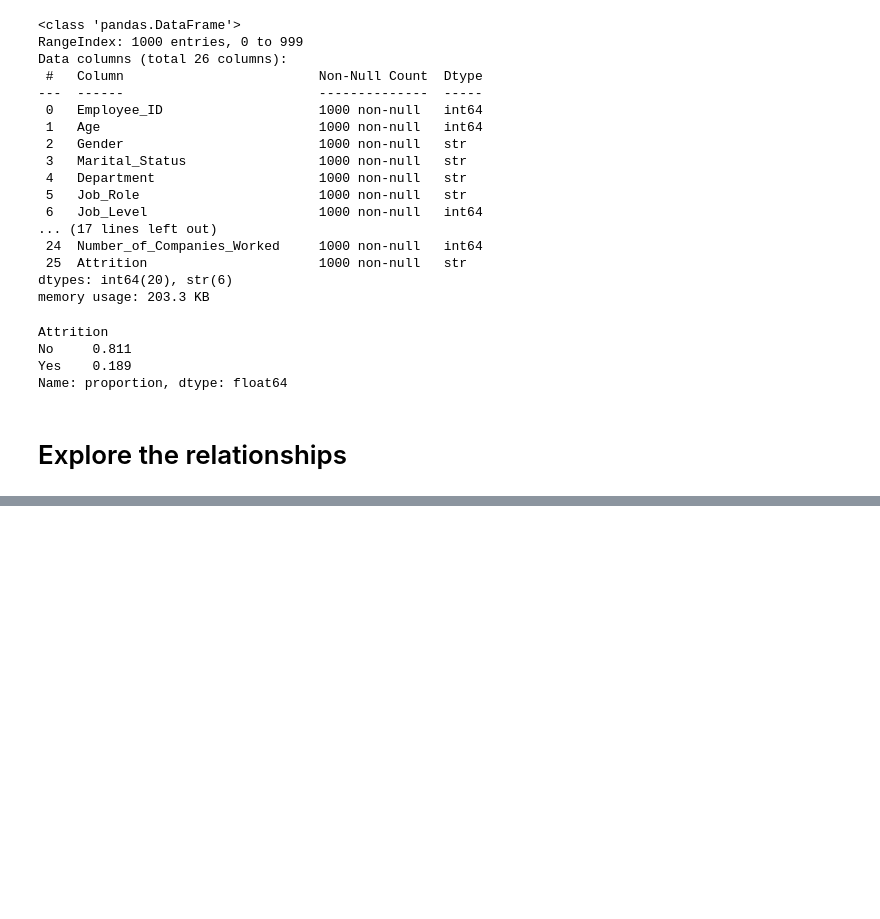
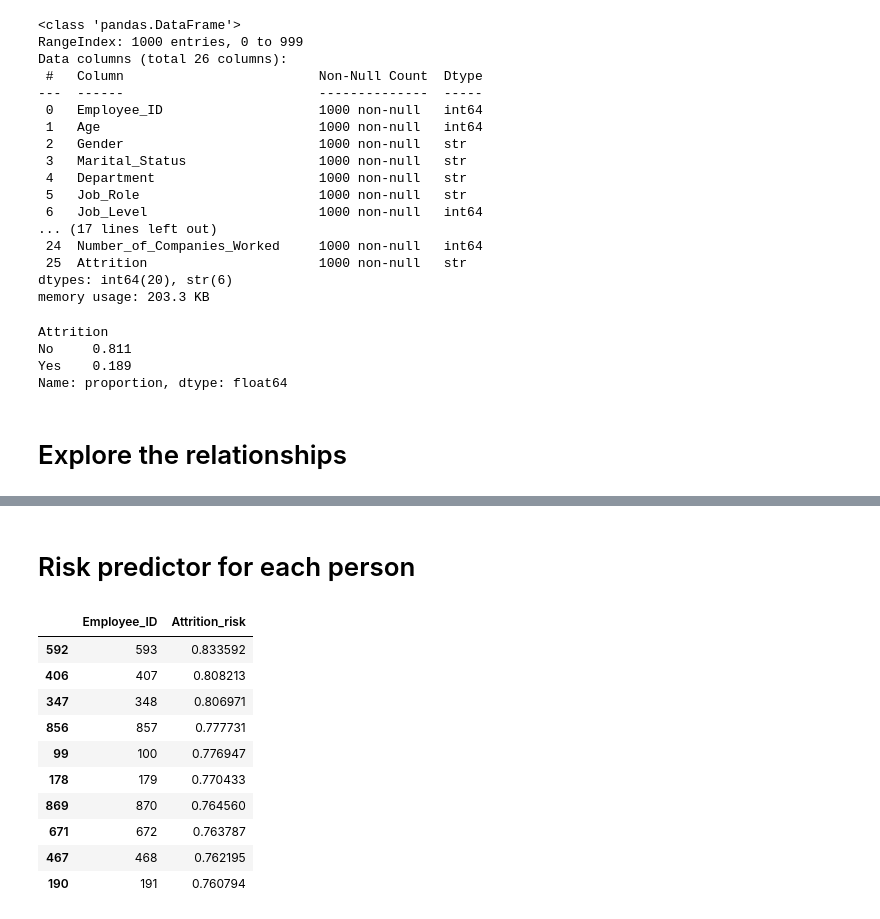
Before and after one commit to cassjk00/hr-attrition-predictor, a Jupyter notebook: main.ipynb, the cells around one changed output, grey strips where cells are left out. Drawn from its saved outputs; the diff is of its cells as text; code cells hidden in the pictures; blank space fills up the shorter version.

```diff
--- a/main.ipynb
+++ b/main.ipynb
@@ -50,0 +98,20 @@ Job level 1 also has least attrition<br>Lower monthly incomes have slightly less
+# %% [markdown]
+<h1>Risk predictor for each person</h1>
+# %%
+risk_scores = model.predict_proba(X_test_scaled)[:,1]
+x_scaled = scaler.transform(X)
+risk_scores = model.predict_proba(x_scaled)[:, 1]
+df['Attrition_risk'] = risk_scores
+df[['Employee_ID', 'Attrition_risk']].sort_values('Attrition_risk', ascending=False).head(10)
+# %% [output]
+|  | Employee_ID | Attrition_risk |
+| 592 | 593 | 0.833592 |
+| 406 | 407 | 0.808213 |
+| 347 | 348 | 0.806971 |
+| 856 | 857 | 0.777731 |
+| 99 | 100 | 0.776947 |
+| 178 | 179 | 0.770433 |
+| 869 | 870 | 0.764560 |
+| 671 | 672 | 0.763787 |
+| 467 | 468 | 0.762195 |
+| 190 | 191 | 0.760794 |
```
Also changed, not shown: parts of 8 cells of this notebook.
